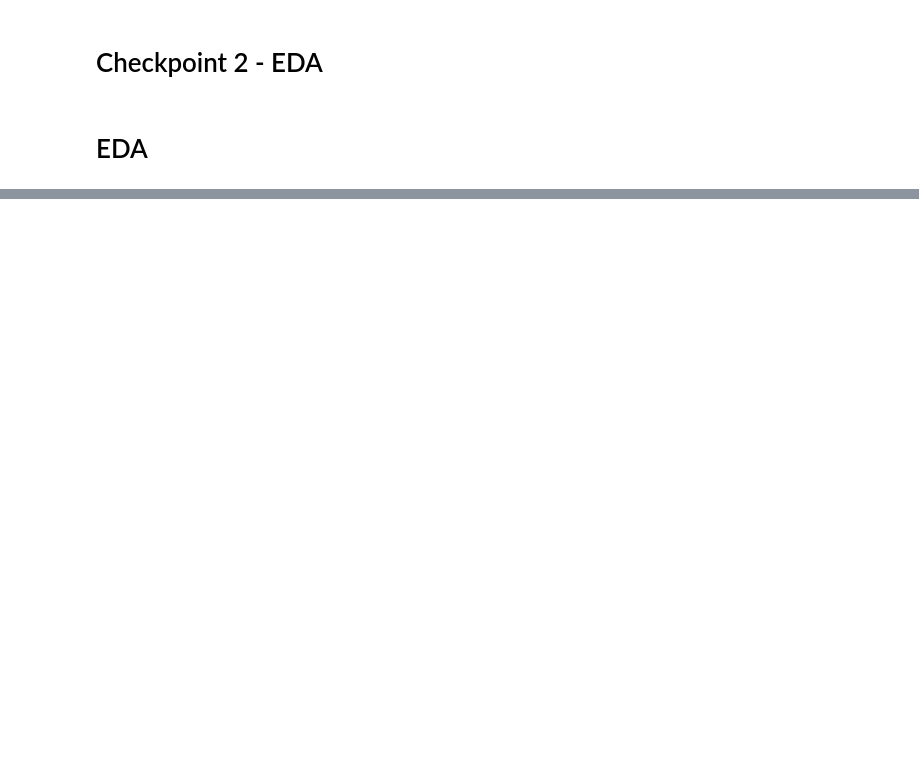
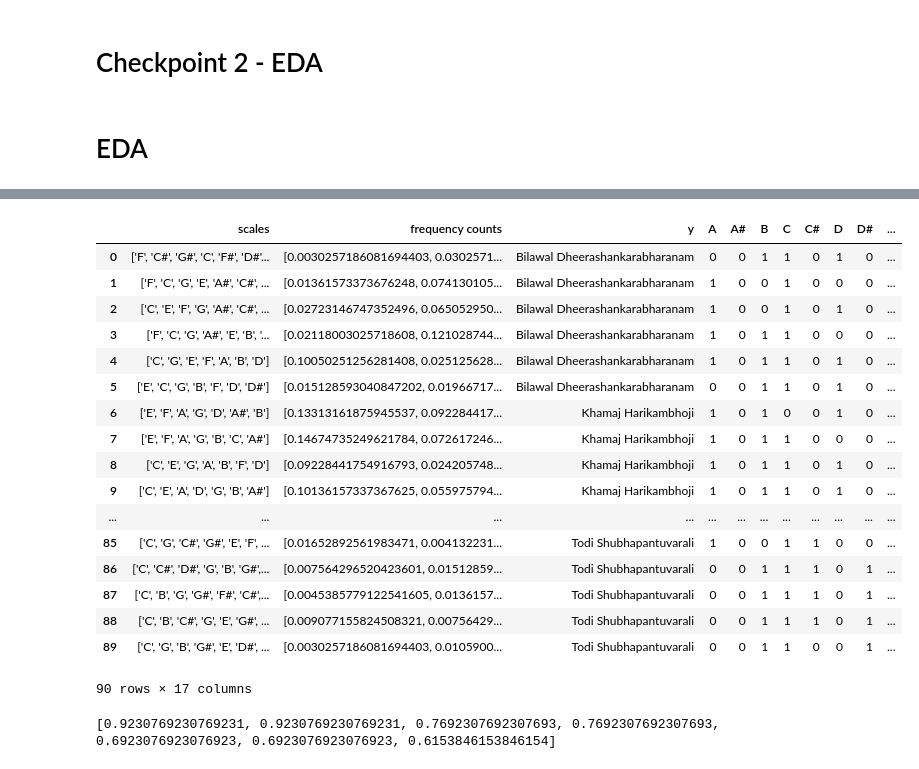
Before and after one commit to sruthiv98/RagaClassification, a Jupyter notebook: notebooks/Checkpoint 2 ~ EDA.ipynb, the cells around one changed output, grey strips where cells are left out. Saved outputs shown, nothing was run; the diff lists cells and outputs as text; code cells hidden in the pictures; blank space fills up the shorter version.

```diff
--- a/notebooks/Checkpoint 2 ~ EDA.ipynb
+++ b/notebooks/Checkpoint 2 ~ EDA.ipynb
@@ -213,0 +475,5 @@ for raag in ragas:
+# %%
+frequencies = list(train['frequency counts'])
+one_hot = Row_list
+# %%
+train['one hot'] = one_hot
@@ -213,0 +489,34 @@ for raag in ragas:
+# %%
+multiply_lists = []
+for i in range(len(train['frequency counts'])):
+    list1 = train['frequency counts'][i]
+    list2 = train['one hot'][i]
+
+    new_frequencies = []
+
+    for num1,num2 in zip(list1, list2):
+        new_frequencies.append(num1*num2)
+    multiply_lists.append(new_frequencies)
+# %%
+train['multiplied list'] = multiply_lists
+# %%
+train
+# %% [output]
+|  | scales | frequency counts | y | A | A# | B | C | C# | D | D# | ... |
+| 0 | ['F', 'C#', 'G#', 'C', 'F#', 'D#'... | [0.0030257186081694403, 0.0302571... | Bilawal Dheerashankarabharanam | 0 | 0 | 1 | 1 | 0 | 1 | 0 | ... |
+| 1 | ['F', 'C', 'G', 'E', 'A#', 'C#', ... | [0.01361573373676248, 0.074130105... | Bilawal Dheerashankarabharanam | 1 | 0 | 0 | 1 | 0 | 0 | 0 | ... |
+| 2 | ['C', 'E', 'F', 'G', 'A#', 'C#', ... | [0.02723146747352496, 0.065052950... | Bilawal Dheerashankarabharanam | 1 | 0 | 0 | 1 | 0 | 1 | 0 | ... |
+| 3 | ['F', 'C', 'G', 'A#', 'E', 'B', '... | [0.02118003025718608, 0.121028744... | Bilawal Dheerashankarabharanam | 1 | 0 | 1 | 1 | 0 | 0 | 0 | ... |
+| 4 | ['C', 'G', 'E', 'F', 'A', 'B', 'D'] | [0.10050251256281408, 0.025125628... | Bilawal Dheerashankarabharanam | 1 | 0 | 1 | 1 | 0 | 1 | 0 | ... |
+| 5 | ['E', 'C', 'G', 'B', 'F', 'D', 'D#'] | [0.015128593040847202, 0.01966717... | Bilawal Dheerashankarabharanam | 0 | 0 | 1 | 1 | 0 | 1 | 0 | ... |
+| 6 | ['E', 'F', 'A', 'G', 'D', 'A#', 'B'] | [0.13313161875945537, 0.092284417... | Khamaj Harikambhoji | 1 | 0 | 1 | 0 | 0 | 1 | 0 | ... |
+| 7 | ['E', 'F', 'A', 'G', 'B', 'C', 'A#'] | [0.14674735249621784, 0.072617246... | Khamaj Harikambhoji | 1 | 0 | 1 | 1 | 0 | 0 | 0 | ... |
+| 8 | ['C', 'E', 'G', 'A', 'B', 'F', 'D'] | [0.09228441754916793, 0.024205748... | Khamaj Harikambhoji | 1 | 0 | 1 | 1 | 0 | 1 | 0 | ... |
+| 9 | ['C', 'E', 'A', 'D', 'G', 'B', 'A#'] | [0.10136157337367625, 0.055975794... | Khamaj Harikambhoji | 1 | 0 | 1 | 1 | 0 | 1 | 0 | ... |
+| ... | ... | ... | ... | ... | ... | ... | ... | ... | ... | ... | ... |
+| 85 | ['C', 'G', 'C#', 'G#', 'E', 'F', ... | [0.01652892561983471, 0.004132231... | Todi Shubhapantuvarali | 1 | 0 | 0 | 1 | 1 | 0 | 0 | ... |
+| 86 | ['C', 'C#', 'D#', 'G', 'B', 'G#',... | [0.007564296520423601, 0.01512859... | Todi Shubhapantuvarali | 0 | 0 | 1 | 1 | 1 | 0 | 1 | ... |
+| 87 | ['C', 'B', 'G', 'G#', 'F#', 'C#',... | [0.0045385779122541605, 0.0136157... | Todi Shubhapantuvarali | 0 | 0 | 1 | 1 | 1 | 0 | 1 | ... |
+| 88 | ['C', 'B', 'C#', 'G', 'E', 'G#', ... | [0.009077155824508321, 0.00756429... | Todi Shubhapantuvarali | 0 | 0 | 1 | 1 | 1 | 0 | 1 | ... |
+| 89 | ['C', 'G', 'B', 'G#', 'E', 'D#', ... | [0.0030257186081694403, 0.0105900... | Todi Shubhapantuvarali | 0 | 0 | 1 | 1 | 0 | 0 | 1 | ... |
+90 rows × 17 columns
@@ -213,0 +534,17 @@ for raag in ragas:
+# %%
+accuracies = []
+for n in range(3,10):
+    neigh = KNeighborsClassifier(n_neighbors=n)
+    neigh.fit(x_train, y_train)
+    pred = neigh.predict(x_test)
+    acc = 0
+
+    for i in range(len(list(y_test))):
+        if list(y_test)[i] == pred[i]:
+            acc += 1
+
+    accuracies.append(acc/len(pred))
+
+print(accuracies)
+# %% [output]
+[0.9230769230769231, 0.9230769230769231, 0.7692307692307693, 0.7692307692307693, 0.6923076923076923, 0.6923076923076923, 0.6153846153846154]
```
Also changed, not shown: parts of 45 cells of this notebook, 20 other files.
